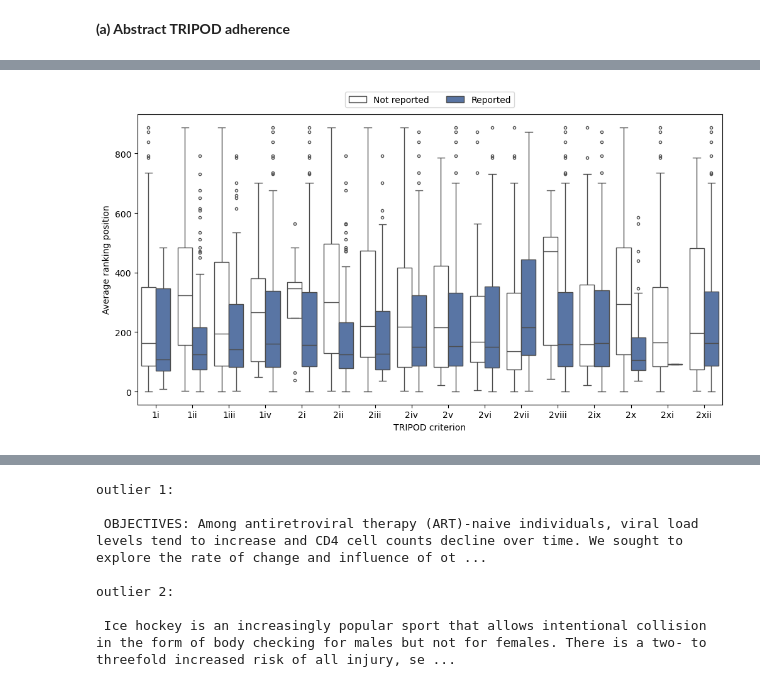
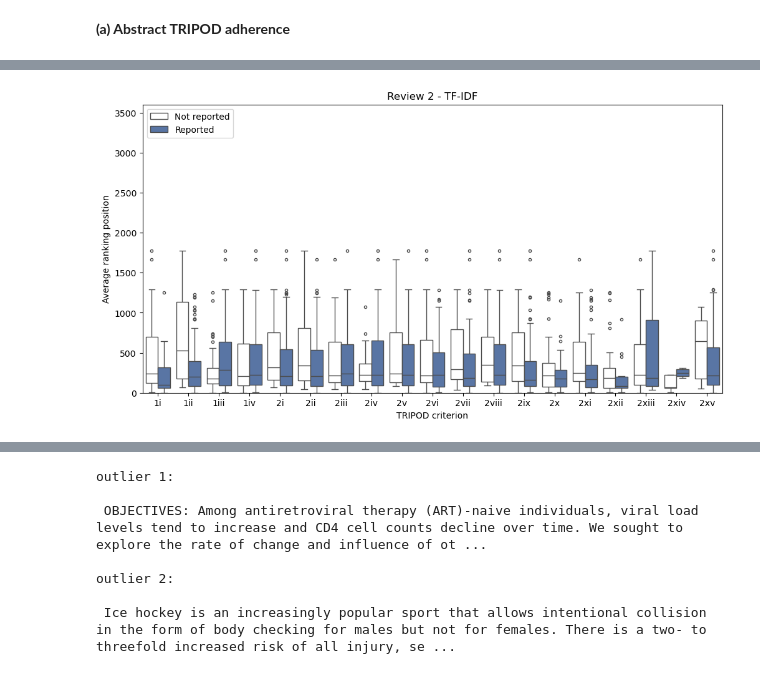
Before and after one commit to isa-sp/TAR-abstracts, a Jupyter notebook: set-up.ipynb, the cells around one changed output, grey strips where cells are left out. Saved outputs shown, nothing was run; the diff lists cells and outputs as text; code cells hidden in the pictures.

```diff
--- a/set-up.ipynb
+++ b/set-up.ipynb
@@ -343,16 +343,16 @@ plt.show()
 # %% [markdown]
 **(a) Abstract TRIPOD adherence**
 # %%
-dfs = ['Prog1', 'Prog3']
+dfs = ['Review 1', 'Review 2']
 
 for df_name in dfs:
     df = review_dic_merged[df_name]
     df_plot1 = df[df['label_ft_included'] == 1].copy()
 
     x_variables = ['percentage_reported']
-    y_variables = ['ranking_average_logistic_sbert',
-                  'ranking_average_logistic_tfidf',
-                  'ranking_average_logistic_doc2vec'
+    y_variables = ['TF-IDF',
+                  'sBERT',
+                  'Doc2Vec'
                   ]
 
     plt.figure(figsize=(12, 6))
@@ -363,14 +363,12 @@ for df_name in dfs:
         x = df['percentage_reported']
         y = df[y_var]
 
-        # Compute Pearson correlation coefficient
-        pearson_corr = x.corr(y, method='pearson')
         spearman_corr = x.corr(y, method='spearman')
 
         sns.regplot(x=x, y=y, scatter=True,
                     scatter_kws={"s": 10, "color": colors[i]},
                     line_kws={"linewidth": 2, "linestyle": "dotted", "color": colors[i]},
-                    label=f"{y_var} (ρ={pearson_corr:.2f}, τ={spearman_corr:.2f})")
+                    label=f"{y_var} (τ = {spearman_corr:.2f})")
 
     plt.ylabel("Average ranking position")
     plt.xlabel("Percentage of applicable TRIPOD criteria reported")
@@ -385,50 +383,52 @@ import pandas as pd
 import seaborn as sns
 import matplotlib.pyplot as plt
 
-df_plot2 = review_dic_merged['Prog1'].copy()
-
-#TODO check NaN values and add in plot
-
-rankings = ['ranking_average_logistic_sbert',
-            'ranking_average_logistic_tfidf',
-            'ranking_average_logistic_doc2vec'
-           ]
+rankings = ['TF-IDF',
+            'sBERT',
+            'Doc2Vec'
+            ]
 
 for ranking in rankings:
 
-    # Select 'ranking_average_logistic_tfidf' and columns that start with '1' or '2'
-    selected_columns = [ranking] + list(df_plot2.filter(regex='^(1|2)'))
+    for df_name in dfs:
 
-    # Select those columns
-    df_selected = df_plot2[selected_columns]
+        df_plot2 = review_dic_merged[df_name].copy()
 
-    # Reshape from wide to long format
-    df_melted = df_selected.melt(id_vars=ranking, var_name='item', value_name='value')
+        # Select 'ranking_average_logistic_tfidf' and columns that start with '1' or '2'
+        selected_columns = [ranking] + list(df_plot2.filter(regex='^(1|2)'))
 
-    # Convert the ranking to numeric values for plotting
-    df_melted[ranking] = pd.to_numeric(df_melted[ranking])
+        # Select those columns
+        df_selected = df_plot2[selected_columns]
 
-    # Create the boxplot
-    custom_palette = {0: "white", 1: sns.color_palette("deep")[0]}
-    plt.figure(figsize=(12, 6))
-    sns.boxplot(x="item", y=ranking, hue="value", data=df_melted,
-                palette=custom_palette,
-                flierprops={"marker": "o", "markersize": 3})
+        # Reshape from wide to long format
+        df_melted = df_selected.melt(id_vars=ranking, var_name='item', value_name='value')
 
-    # Customize the labels
-    plt.ylabel("Average ranking position")
-    plt.xlabel("TRIPOD criterion")
+        # Convert the ranking to numeric values for plotting
+        df_melted[ranking] = pd.to_numeric(df_melted[ranking])
 
-    # Add the legend
-    handles, labels = plt.gca().get_legend_handles_labels()
-    plt.legend(
-        handles=handles,
-        labels=['Not reported', 'Reported'],
-        bbox_to_anchor=(0.5, 1.05),
-        loc='center',
-        borderaxespad=0.,
-        ncol=2
-    )
+        # Create the boxplot
+        custom_palette = {0: "white", 1: sns.color_palette("deep")[0]}
 
-    plt.show()
+        plt.figure(figsize=(12, 6))
+        sns.boxplot(x="item", y=ranking, hue="value", data=df_melted,
+                    palette=custom_palette,
+                    flierprops={"marker": "o", "markersize": 3})
+        if df_name == 'Review 1':
+            plt.ylim(0, 1399)
+        if df_name == 'Review 2':
+            plt.ylim(0, 3600)
+
+        # Customize the labels
+        plt.ylabel("Average ranking position")
+        plt.xlabel("TRIPOD criterion")
+
+        # Add the legend
+        handles, labels = plt.gca().get_legend_handles_labels()
+        plt.legend(loc='upper left', frameon=True,
+            handles=handles,
+            labels=['Not reported', 'Reported']
+        )
+        plt.title(f'{df_name} - {ranking}')
+
+        plt.show()
 # %% [output]
@@ -436 +436 @@ for ranking in rankings:
-[figure, old version]
+[figure, new version]
```
Also changed, not shown: parts of 16 cells of this notebook.
